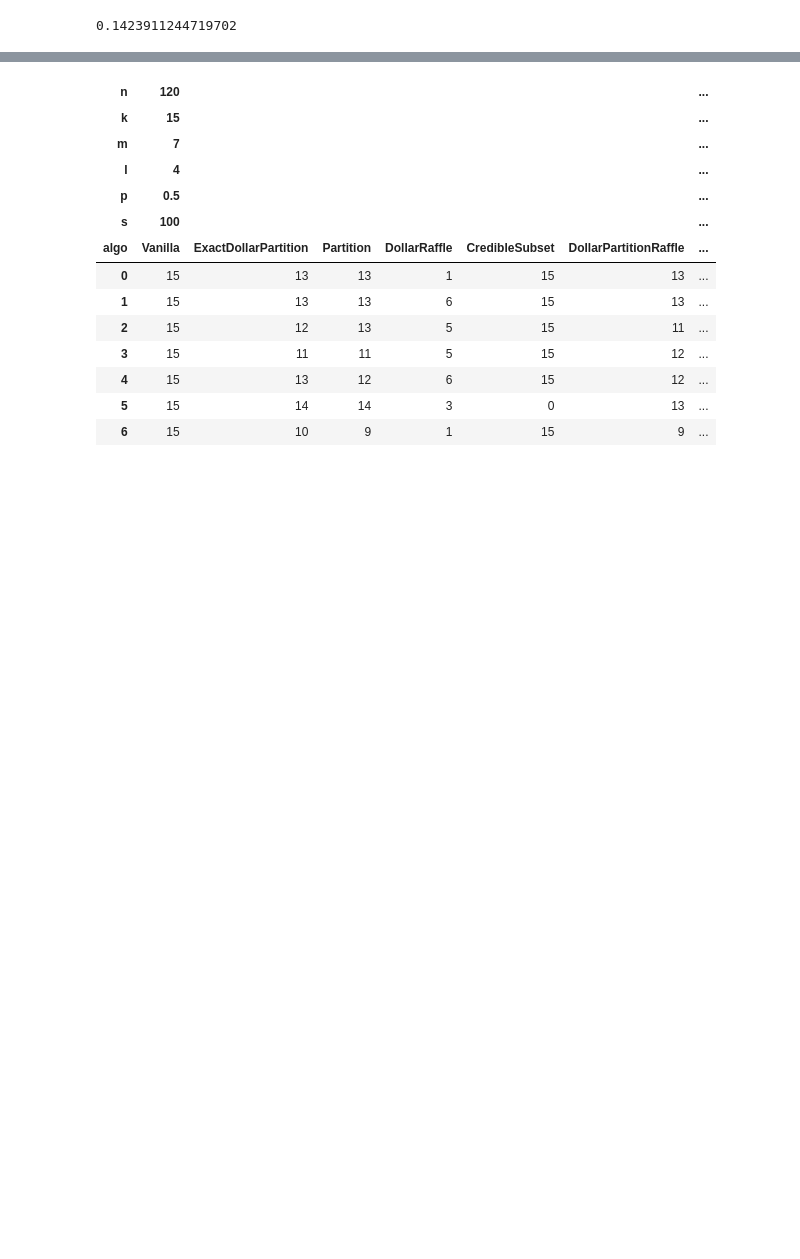
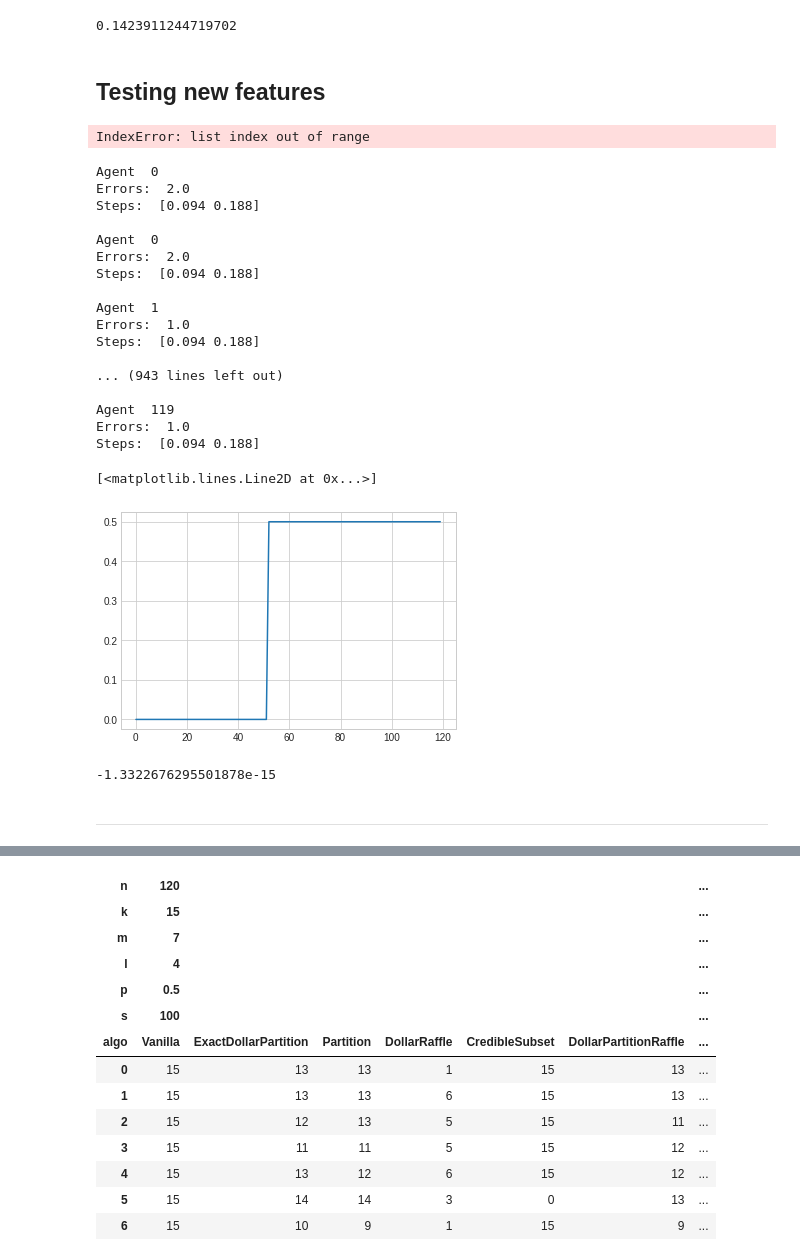
Before and after one commit to szhydkov/PeerNomination, a Jupyter notebook: peerselect/notebooks/stas_testing.ipynb, the cells around one changed output, grey strips where cells are left out. Cells and saved outputs as stored; diff of their text form; code cells hidden in the pictures; blank space fills up the shorter version.

```diff
--- a/peerselect/notebooks/stas_testing.ipynb
+++ b/peerselect/notebooks/stas_testing.ipynb
@@ -56,3 +73,55 @@ class Impartial:
     RAFFLE = "DollarRaffle"
     NOMINATION = "PeerNomination"
     ALL = (VANILLA, EXACT, PARTITION, RAFFLE, CREDIABLE, DPR, NOMINATION)
+# %% [markdown]
+## Testing new features
+# %%
+n = 120
+k = 20
+m = 7
+l = 2
+p = 0.1
+
+agents = np.arange(0, n)
+profile = profile_generator.generate_mallows_mixture_profile(agents, agents, [p, 1-p], [agents, agents[::-1]], [0.8, 0.8])
+clustering = impartial.even_partition_order(sorted(agents, key=lambda j: random.random()), l)
+
+# Borda -- need to start at 1 to distinguish from non-review in the score matrix
+scores = np.arange(m, 0, -1)
+
+# Approval a-la PeerNomination
+nom_quota = (k/n)*m
+scores_pn = np.concatenate((np.ones(math.floor(nom_quota)),
+        [nom_quota-math.floor(nom_quota)],
+        np.zeros(m-math.ceil(nom_quota))))
+
+# Generate an m-regular assignment
+m_assignment = profile_generator.generate_approx_m_regular_assignment(agents, m, clustering, randomize=False)
+
+score_matrix = profile_generator.strict_m_score_matrix(profile, m_assignment, scores)
+# %%
+impartial.exact_dollar_partition_explicit(score_matrix, k, clustering, normalize=True)
+# %% [output]
+IndexError: list index out of range
+# %%
+plt.plot(np.sort(impartial.step_weights(score_matrix, k, 0)))
+# %% [output]
+Agent  0
+Errors:  2.0
+Steps:  [0.094 0.188]
+
+Agent  0
+Errors:  2.0
+Steps:  [0.094 0.188]
+
+Agent  1
+Errors:  1.0
+Steps:  [0.094 0.188]
+
+... (943 lines left out)
+
+Agent  119
+Errors:  1.0
+Steps:  [0.094 0.188]
+[<matplotlib.lines.Line2D at 0x...>]
+[figure, added]
@@ -58,0 +156,7 @@ class Impartial:
+# %%
+estimate_eps(120, 7, 20) - Main.estimate_eps(120, 7, 20)
+# %% [output]
+-1.3322676295501878e-15
+# %% [markdown]
+
+---
```
Also changed, not shown: parts of 29 cells of this notebook, 20 other files.
